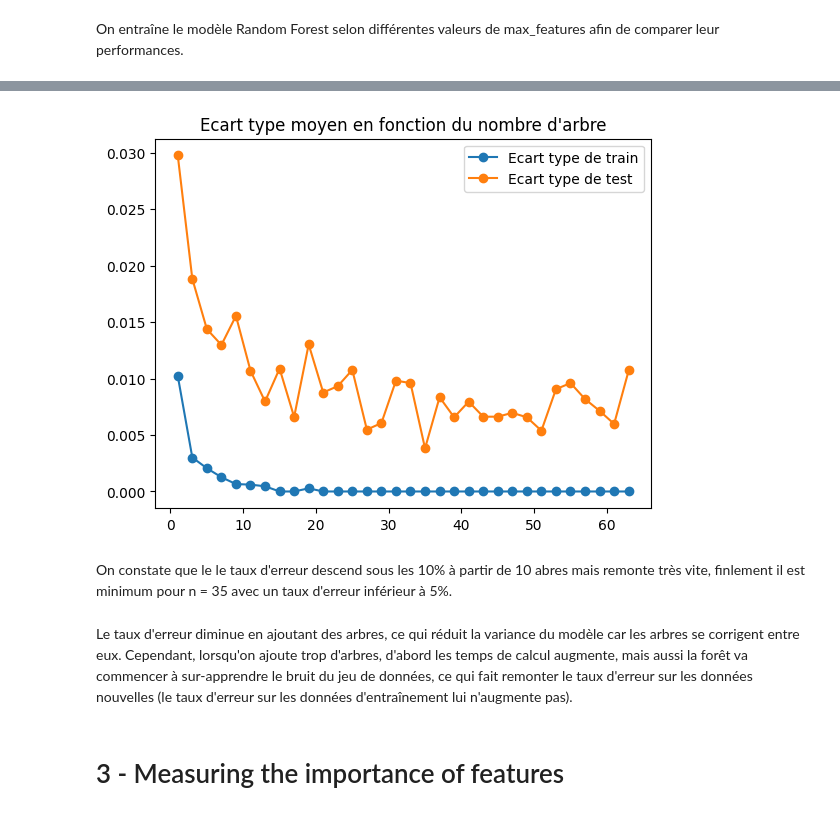
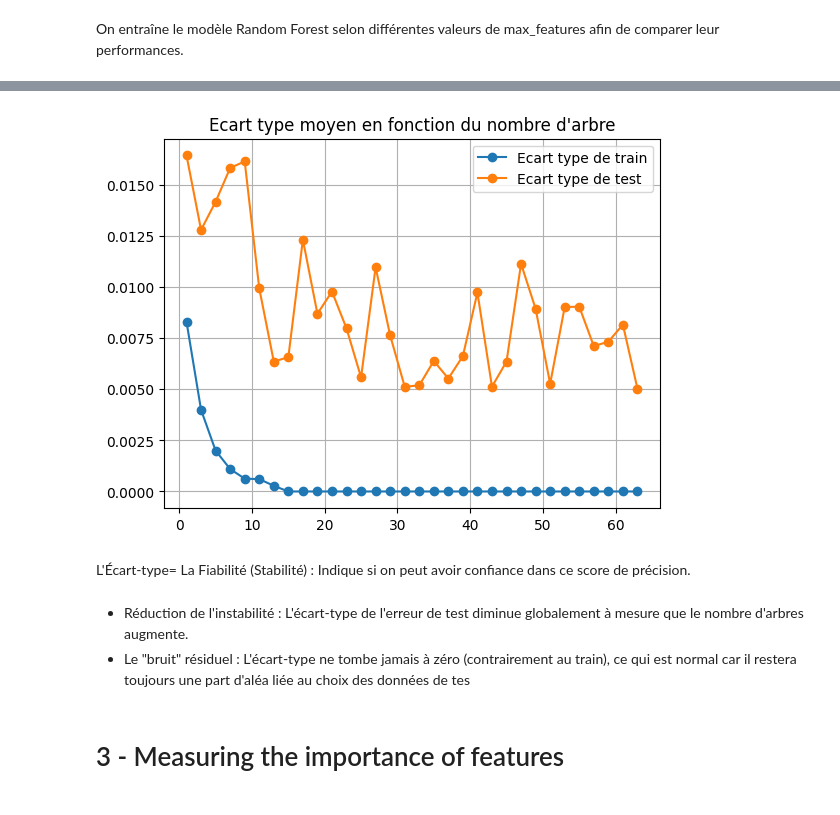
Before and after one commit to nathansourdrille/machine-learning, a Jupyter notebook: Random_forest/TP10.ipynb, the cells around one changed output, grey strips where cells are left out. Saved outputs shown, nothing was run; the diff lists cells and outputs as text; code cells hidden in the pictures.

Commit message:
Kernel SVM OK, Random Forests OK

```diff
--- a/Random_forest/TP10.ipynb
+++ b/Random_forest/TP10.ipynb
@@ -30,3 +70,0 @@ X_train, X_test, Y_train, Y_test = train_test_split(X,y, test_size=0.2,
-# %%
-clf = RandomForestClassifier(n_estimators=100, random_state=42)
-clf.fit(X_train, Y_train)
@@ -34,0 +71,11 @@ RandomForestClassifier(random_state=42)
+# %%
+vect_depth = np.arange(5, 55, 5)
+err_train = np.zeros(len(vect_depth))
+err_test = np.zeros(len(vect_depth))
+
+for ind_depth, depth in enumerate(vect_depth):
+    # n_jobs=-1: exécution en parallèle des arbres
+    clf = RandomForestClassifier(n_estimators=100, random_state=42, max_depth=depth, n_jobs=-1)
+    clf.fit(X_train, Y_train)
+    err_train[ind_depth]= 1 - accuracy_score(Y_train, clf.predict(X_train))
+    err_test[ind_depth]= 1 - accuracy_score(Y_test, clf.predict(X_test))
@@ -34,0 +95,4 @@ RandomForestClassifier(random_state=42)
+# %%
+ind_min = err_test.argmin()
+depthOpt = vect_depth[ind_min]
+print(f"\n Optimal depth = {depthOpt}, erreur de {err_test[ind_min]:.4f}")
@@ -140,15 +205,23 @@ Les features de ce dataset sont des pixels. Oui, on peut dire qu’intuitivement
 # %% [markdown]
 On entraîne le modèle Random Forest selon différentes valeurs de max_features afin de comparer leur performances.
 # %%
+# pour chaque réglage, on répète l'entraînement et la prédiction 10 fois avec des mélanges de données différents
+# cela a pour but de lutter contre le hasard du découpage des données
 n_replications = 10
 vect = np.arange(1,32,1)
+# on va tester différentes valeurs de nombre d'arbres pour la forêt
 list_features = range(1, n_features +1, 2)
 err_train = []
 err_test = []
+# pour chaque nombre d'arbre dans la forêt
 for k in list_features:
-    clf = RandomForestClassifier(n_estimators=k)
+    clf = RandomForestClassifier(n_estimators=k, max_depth=depthOpt)
+    # pour le stockage des résultats des 10 prochaines répliques
+    # cela permettra d'afficher un seul point moyen pour chaque nombre d'arbres
+    # car on pourra faire la moyenne de la sous-liste l_err_train pour depth=3 par exemple, de la liste err_train
     l_err_train = []
     l_err_test = []
+    # pour chaque réplique de ce nombre d'arbre
     for i in range(n_replications):
         X_train , X_test , Y_train , Y_test = train_test_split(
             X, y, test_size =0.2)
@@ -168,15 +248,17 @@ plt.show()
 # %%
 plt.plot(list_features, [np.std(l) for l in err_train], 'o-', label="Ecart type de train")
 plt.plot(list_features, [np.std(l) for l in err_test], 'o-', label="Ecart type de test")
 plt.legend()
 plt.title("Ecart type moyen en fonction du nombre d'arbre")
+plt.grid()
 plt.show()
 # %% [output]
-[figure, old version]
+[figure, new version]
-# %% [markdown]
-On constate que le le taux d'erreur descend sous les 10% à partir de 10 abres mais remonte très vite, finlement il est minimum pour n = 35 avec un taux d'erreur inférieur à 5%.
-# %% [markdown]
-Le taux d'erreur diminue en ajoutant des arbres, ce qui réduit la variance du modèle car les arbres se corrigent entre eux. Cependant, lorsqu'on ajoute trop d'arbres, d'abord les temps de calcul augmente, mais aussi la forêt va commencer à sur-apprendre le bruit du jeu de données, ce qui fait remonter le taux d'erreur sur les données nouvelles (le taux d'erreur sur les données d'entraînement lui n'augmente pas).
+# %% [markdown]
+L'Écart-type=  La Fiabilité (Stabilité) : Indique si on peut avoir confiance dans ce score de précision.
+# %% [markdown]
+- Réduction de l'instabilité : L'écart-type de l'erreur de test diminue globalement à mesure que le nombre d'arbres augmente.
+- Le "bruit" résiduel : L'écart-type ne tombe jamais à zéro (contrairement au train), ce qui est normal car il restera toujours une part d'aléa liée au choix des données de tes
 # %% [markdown]
 # 3 - Measuring the importance of features
 # %% [markdown]
```
Also changed, not shown: parts of 21 cells of this notebook, 1 other file.
